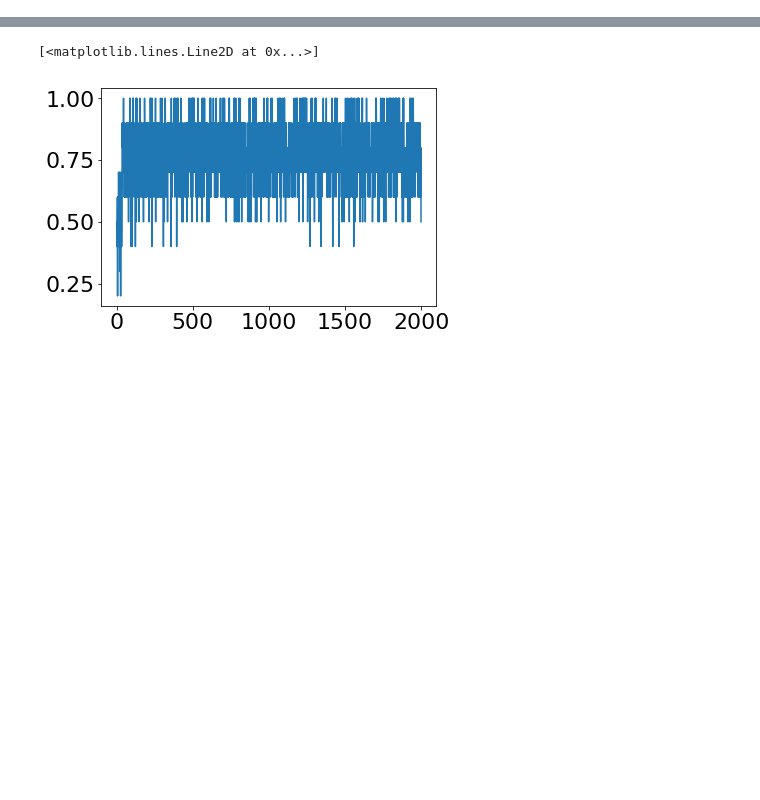
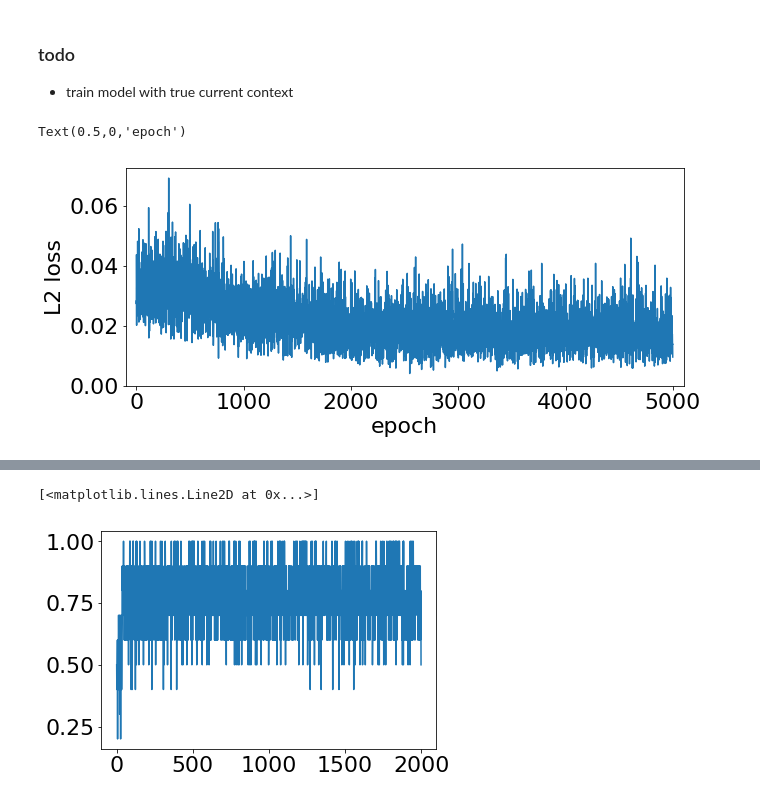
Before and after one commit to andrebeu/nback, a Jupyter notebook: pure EM - serial recall.ipynb, the cells around one changed output, grey strips where cells are left out. Saved outputs shown, nothing was run; the diff lists cells and outputs as text; code cells hidden in the pictures; blank space fills up the shorter version.

```diff
--- a/pure EM - serial recall.ipynb
+++ b/pure EM - serial recall.ipynb
@@ -29,0 +29,3 @@ task = SerialRecall(sedim=2,cedim=2)
+# %% [markdown]
+### todo
+- train model with true current context
@@ -29,0 +37,36 @@ task = SerialRecall(sedim=2,cedim=2)
+# %%
+training = True
+neps = 50000
+
+ntrials = 4
+setsize = 5
+
+lossop = tr.nn.MSELoss()
+optiop = tr.optim.Adam(net.parameters(), lr=0.001)
+
+loss = -np.ones(neps)
+
+# data generating option:
+C,S,Y = task.gen_ep_data(ntrials,setsize)
+seqlen = len(C)
+# loop
+score = -np.ones([neps,seqlen])
+for ep in range(neps):
+#   if ep%(neps/10)==0:
+#     if verb:print(ep/neps)
+  # gen stim
+  C,S,ytarget = task.gen_ep_data(ntrials,setsize)
+  # forward prop
+  yhat = net(C,S)
+  # reshape
+  ytarget = ytarget.view(-1,sedim)
+  yhat = yhat.view(-1,sedim)
+  # backprop
+  eploss = 0
+  for tstep in range(seqlen):
+    prloss = lossop(yhat[tstep],ytarget[tstep])
+    eploss += prloss
+    optiop.zero_grad()
+    prloss.backward(retain_graph=True)
+    optiop.step()
+  loss[ep] = eploss
@@ -29,0 +80,10 @@ task = SerialRecall(sedim=2,cedim=2)
+# %%
+plt.figure(figsize=(10,4))
+plt.plot(loss)
+plt.ylim(0)
+plt.xlim(-100,5100)
+plt.ylabel('L2 loss')
+plt.xlabel('epoch')
+# %% [output]
+Text(0.5,0,'epoch')
+[figure, added]
```
Also changed, not shown: parts of 35 cells of this notebook, 3 other files.
